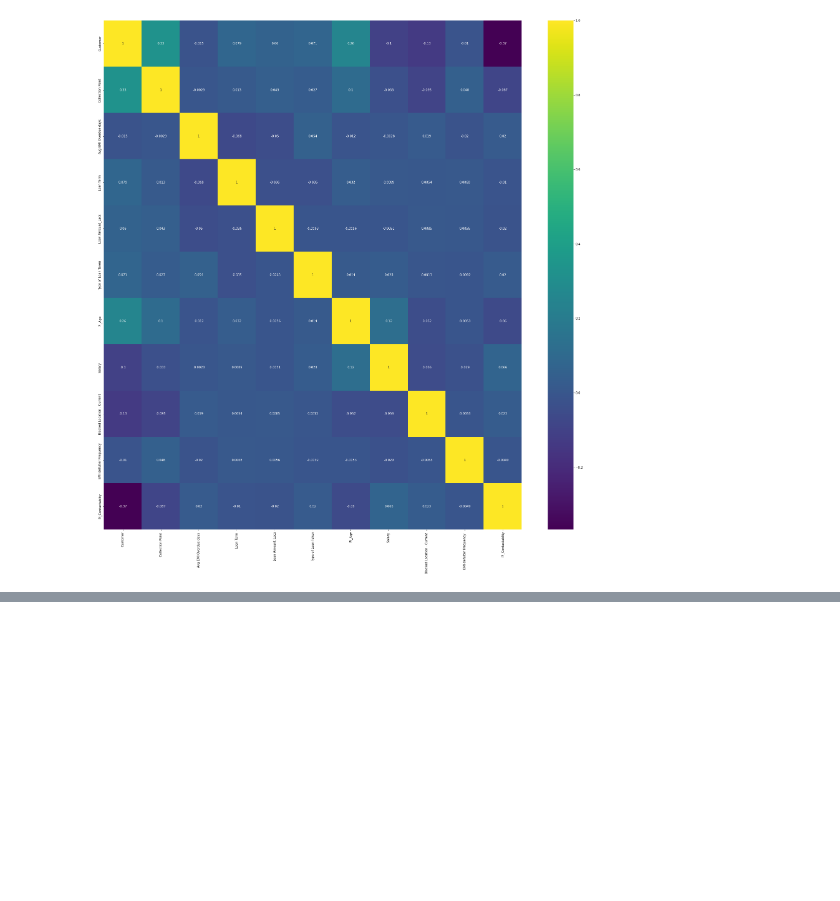
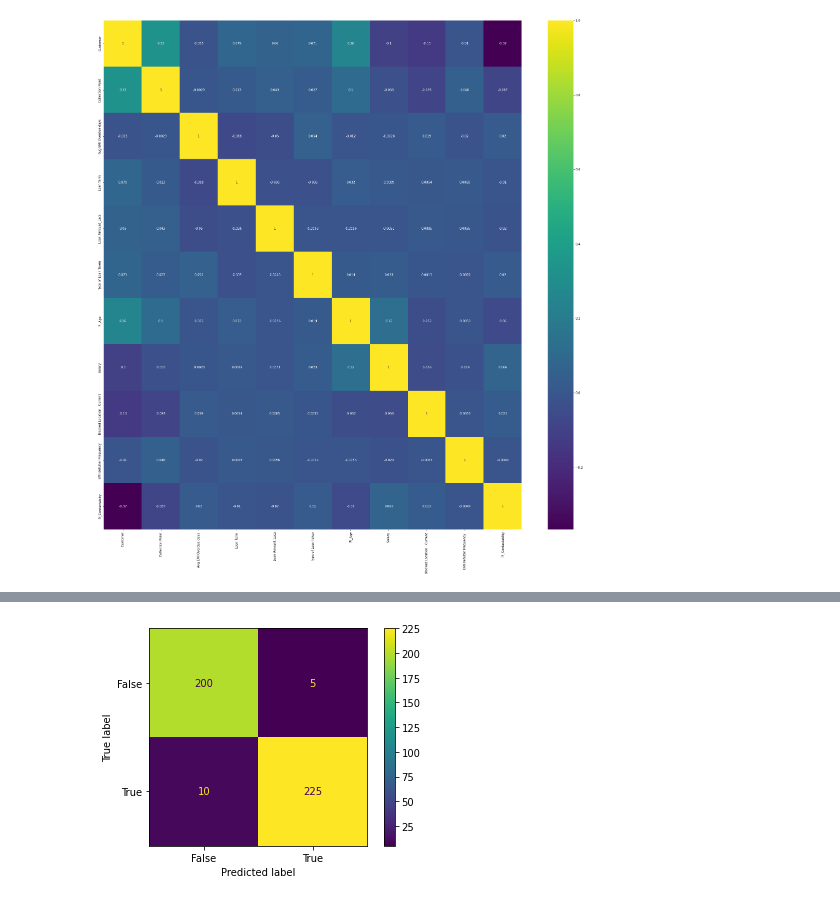
Before and after one commit to sinhaanupamindia/Projects, a Jupyter notebook: Project_Banking_Loan.ipynb, the cells around one changed output, grey strips where cells are left out. Saved outputs shown, nothing was run; the diff lists cells and outputs as text; code cells hidden in the pictures; blank space fills up the shorter version.

```diff
--- a/Project_Banking_Loan.ipynb
+++ b/Project_Banking_Loan.ipynb
@@ -456,0 +541,7 @@ sns.boxplot(x="Defaulter", y = "PI_Age", data=df)
+# %%
+# Fitting XGBoost to the training data
+my_model = xgb.XGBClassifier()
+my_model.fit(X_train, y_train)
+
+# Predicting the Test set results
+y_predicted = my_model.predict(X_test)
@@ -456,0 +559,9 @@ sns.boxplot(x="Defaulter", y = "PI_Age", data=df)
+# %%
+confusion_matrix = metrics.confusion_matrix(y_test, y_predicted)
+
+cm_display = metrics.ConfusionMatrixDisplay(confusion_matrix = confusion_matrix, display_labels = [False, True])
+
+cm_display.plot()
+plt.show()
+# %% [output]
+[figure, added]
```
Also changed, not shown: parts of 26 cells of this notebook.
